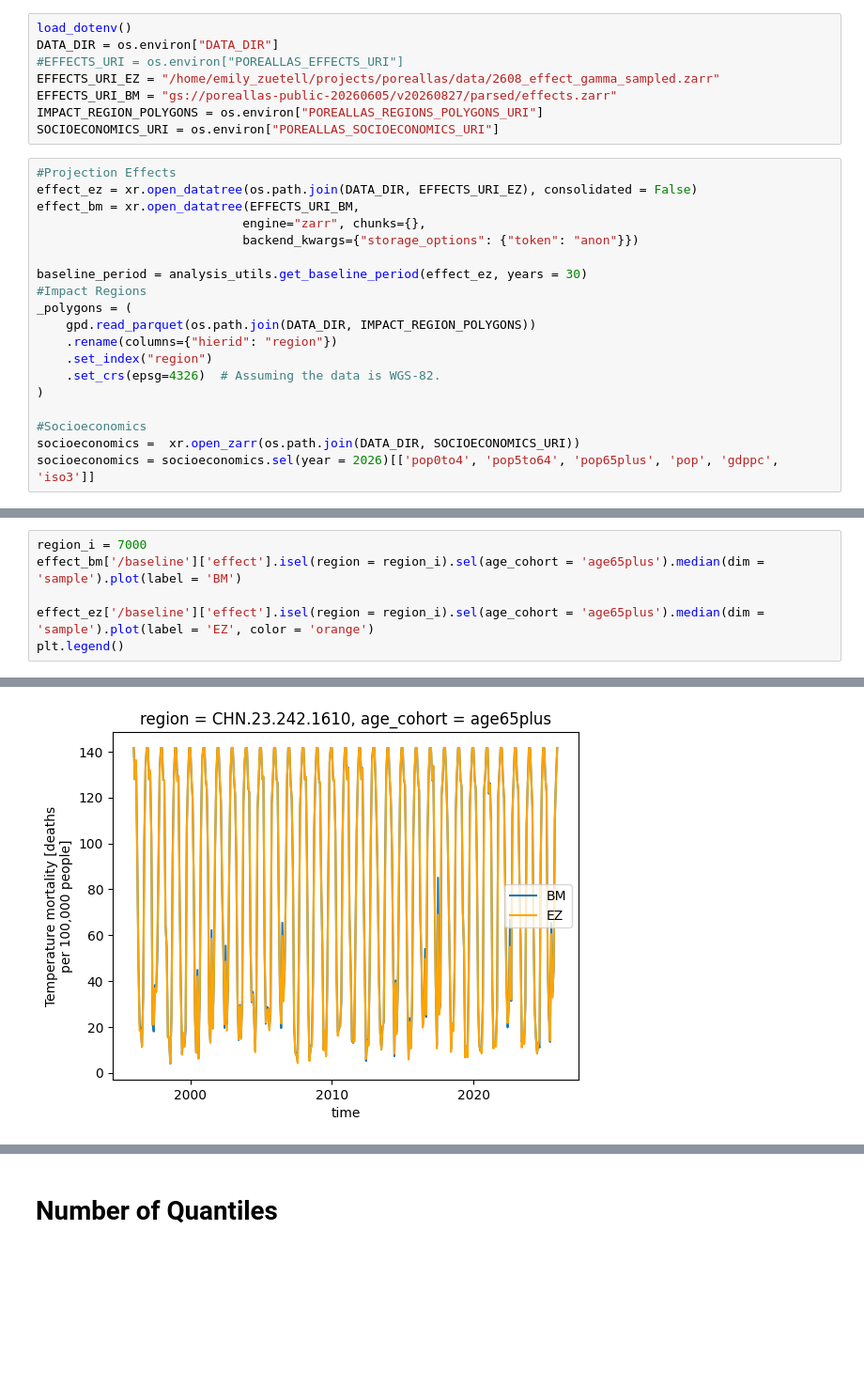
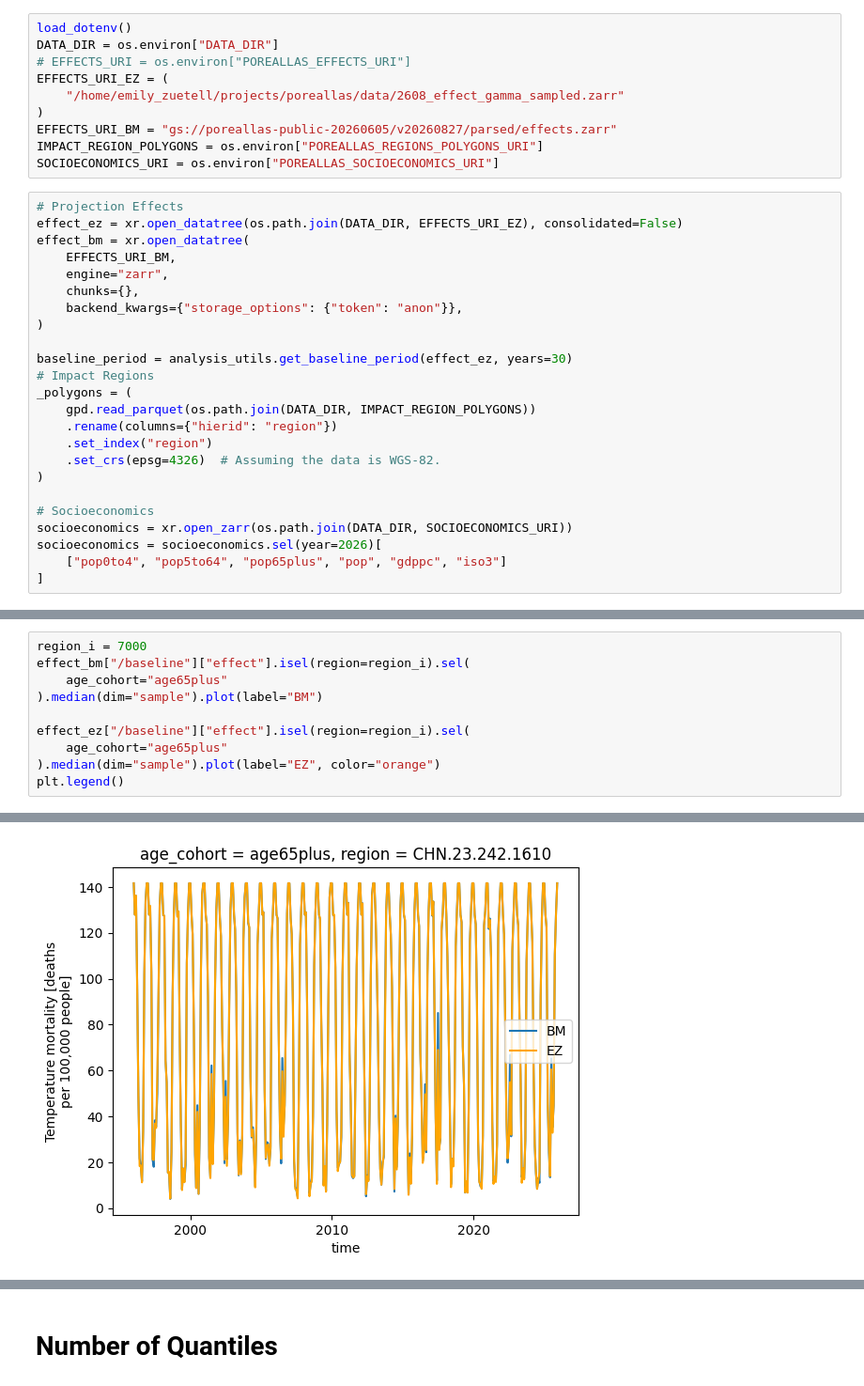
Before and after one commit to ezuetell/poreallas, a Jupyter notebook: analysis/v01_effect_comparison.ipynb, the cells around one changed output, grey strips where cells are left out. Shown at 94% size. Drawn from its saved outputs; the diff is of its cells as text; blank space fills up the shorter version.

```diff
--- a/analysis/v01_effect_comparison.ipynb
+++ b/analysis/v01_effect_comparison.ipynb
@@ -21,20 +18,25 @@ importlib.reload(isku_utils)
 # %%
 load_dotenv()
 DATA_DIR = os.environ["DATA_DIR"]
-#EFFECTS_URI = os.environ["POREALLAS_EFFECTS_URI"]
-EFFECTS_URI_EZ = "/home/emily_zuetell/projects/poreallas/data/2608_effect_gamma_sampled.zarr"
+# EFFECTS_URI = os.environ["POREALLAS_EFFECTS_URI"]
+EFFECTS_URI_EZ = (
+    "/home/emily_zuetell/projects/poreallas/data/2608_effect_gamma_sampled.zarr"
+)
 EFFECTS_URI_BM = "gs://poreallas-public-20260605/v20260827/parsed/effects.zarr"
 IMPACT_REGION_POLYGONS = os.environ["POREALLAS_REGIONS_POLYGONS_URI"]
 SOCIOECONOMICS_URI = os.environ["POREALLAS_SOCIOECONOMICS_URI"]
 # %%
-#Projection Effects
-effect_ez = xr.open_datatree(os.path.join(DATA_DIR, EFFECTS_URI_EZ), consolidated = False)
-effect_bm = xr.open_datatree(EFFECTS_URI_BM,
-                            engine="zarr", chunks={},
-                            backend_kwargs={"storage_options": {"token": "anon"}})
+# Projection Effects
+effect_ez = xr.open_datatree(os.path.join(DATA_DIR, EFFECTS_URI_EZ), consolidated=False)
+effect_bm = xr.open_datatree(
+    EFFECTS_URI_BM,
+    engine="zarr",
+    chunks={},
+    backend_kwargs={"storage_options": {"token": "anon"}},
+)
 
-baseline_period = analysis_utils.get_baseline_period(effect_ez, years = 30)
-#Impact Regions
+baseline_period = analysis_utils.get_baseline_period(effect_ez, years=30)
+# Impact Regions
 _polygons = (
     gpd.read_parquet(os.path.join(DATA_DIR, IMPACT_REGION_POLYGONS))
     .rename(columns={"hierid": "region"})
@@ -42,6 +44,8 @@ _polygons = (
     .set_crs(epsg=4326)  # Assuming the data is WGS-82.
 )
 
-#Socioeconomics
-socioeconomics =  xr.open_zarr(os.path.join(DATA_DIR, SOCIOECONOMICS_URI))
-socioeconomics = socioeconomics.sel(year = 2026)[['pop0to4', 'pop5to64', 'pop65plus', 'pop', 'gdppc', 'iso3']]
+# Socioeconomics
+socioeconomics = xr.open_zarr(os.path.join(DATA_DIR, SOCIOECONOMICS_URI))
+socioeconomics = socioeconomics.sel(year=2026)[
+    ["pop0to4", "pop5to64", "pop65plus", "pop", "gdppc", "iso3"]
+]
@@ -48,11 +133,15 @@ socioeconomics = socioeconomics.sel(year = 2026)[['pop0to4', 'pop5to64', 'pop65p
 # %%
 region_i = 7000
-effect_bm['/baseline']['effect'].isel(region = region_i).sel(age_cohort = 'age65plus').median(dim = 'sample').plot(label = 'BM')
+effect_bm["/baseline"]["effect"].isel(region=region_i).sel(
+    age_cohort="age65plus"
+).median(dim="sample").plot(label="BM")
 
-effect_ez['/baseline']['effect'].isel(region = region_i).sel(age_cohort = 'age65plus').median(dim = 'sample').plot(label = 'EZ', color = 'orange')
+effect_ez["/baseline"]["effect"].isel(region=region_i).sel(
+    age_cohort="age65plus"
+).median(dim="sample").plot(label="EZ", color="orange")
 plt.legend()
 # %% [output]
 <matplotlib.legend.Legend at 0x...>
-[figure, old version]
+[figure, new version]
 # %%
 region_i = 1000
```
Also changed, not shown: parts of 16 cells of this notebook, 12 other files.
